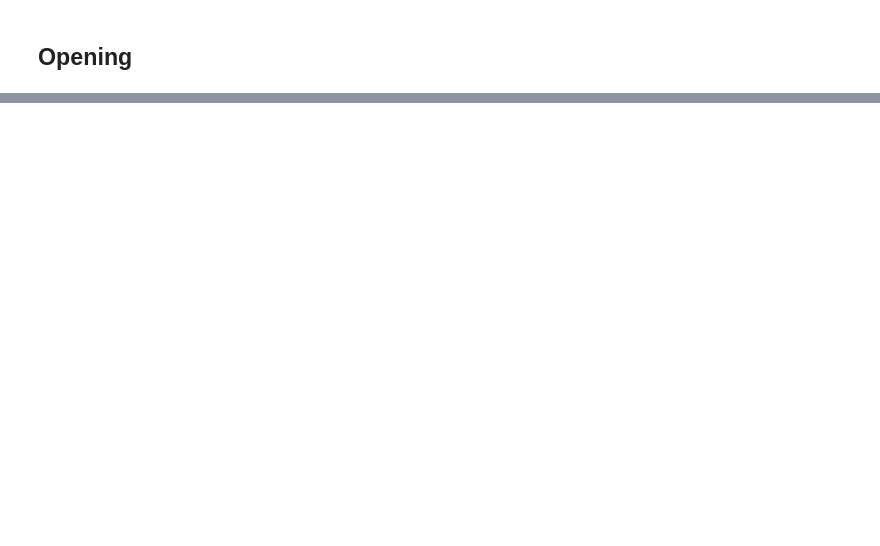
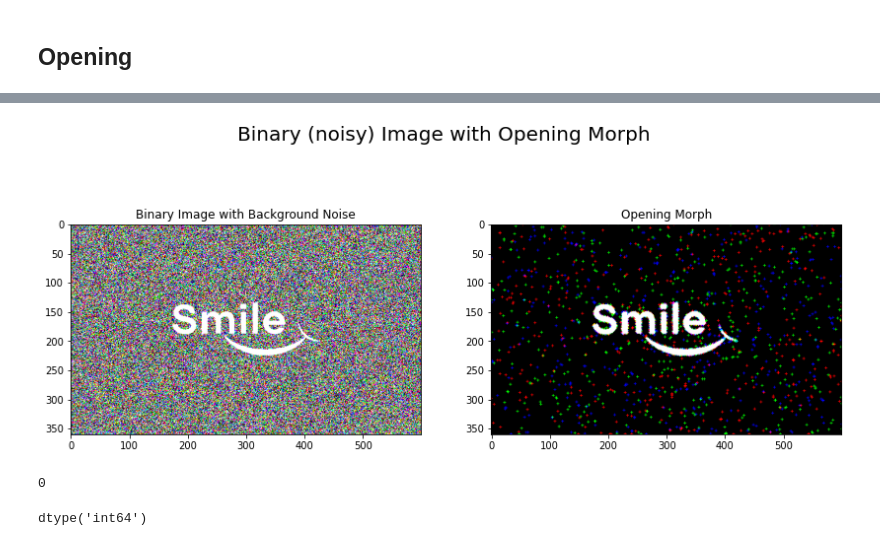
Before and after one commit to mamuncseru/dip-assignments, a Jupyter notebook: assignment8.ipynb, the cells around one changed output, grey strips where cells are left out. Saved outputs shown, nothing was run; the diff lists cells and outputs as text; code cells hidden in the pictures; blank space fills up the shorter version.

```diff
--- a/assignment8.ipynb
+++ b/assignment8.ipynb
@@ -144,0 +158,21 @@ plt.show()
+# %%
+fig, ax = plt.subplots(1, 2, figsize=(14, 6))
+
+ax[0].imshow(binary_with_noise_img)
+ax[0].set_title('Binary Image with Background Noise')
+
+ax[1].imshow(opening_img)
+ax[1].set_title('Opening Morph')
+
+plt.suptitle('Binary (noisy) Image with Opening Morph', fontsize=20)
+plt.show()
+# %% [output]
+[figure, added]
+# %%
+binary_with_noise_img.min()
+# %% [output]
+0
+# %%
+binary_with_noise_img.dtype
+# %% [output]
+dtype('int64')
```
Also changed, not shown: parts of 8 cells of this notebook, 4 other files.
